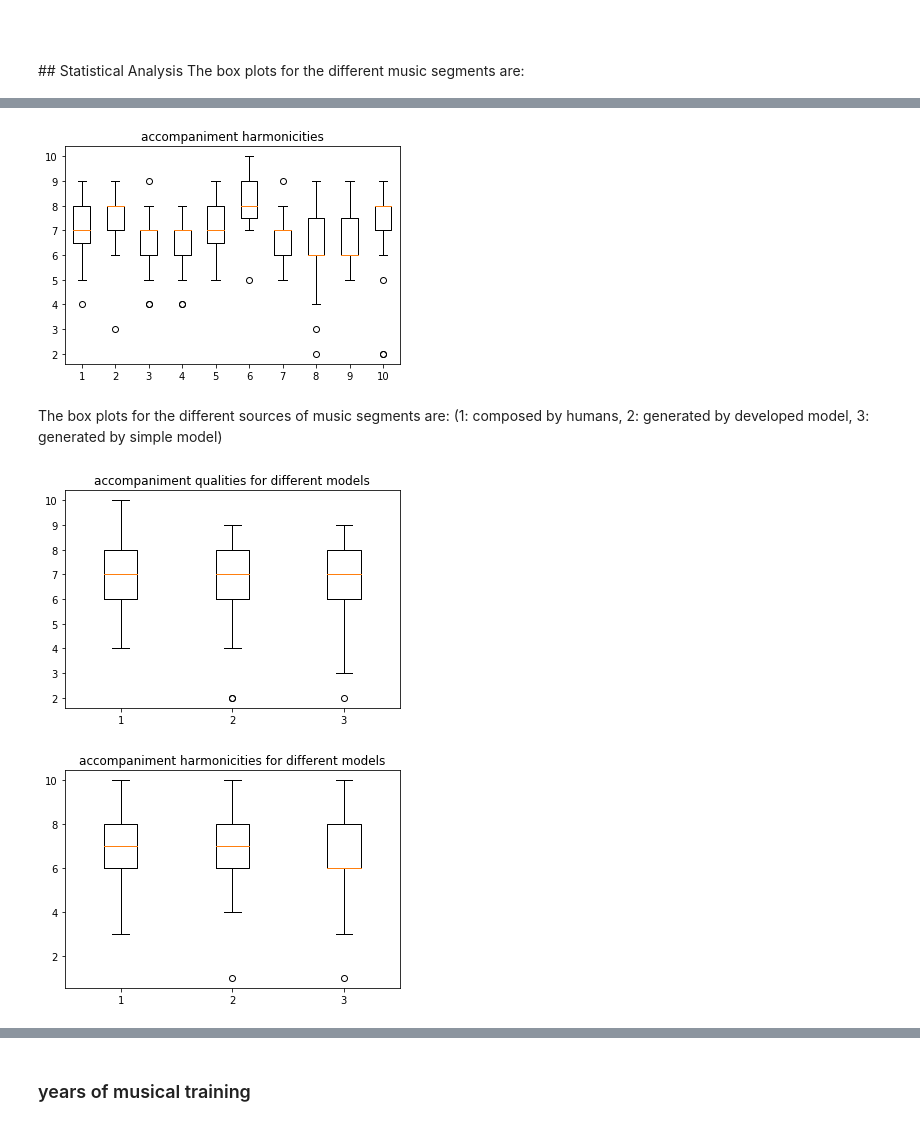
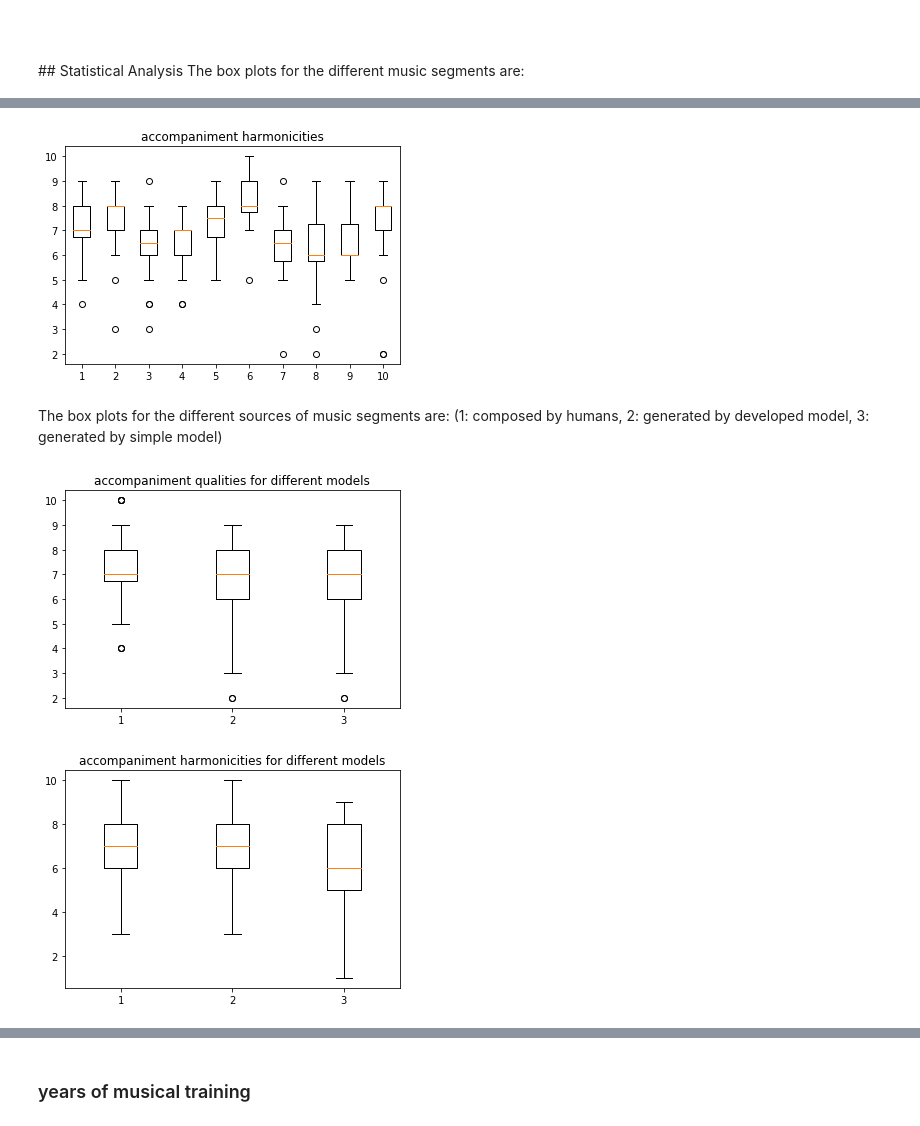
Before and after one commit to cheriell/user-study-on-automatic-music-accompaniment, a Jupyter notebook: user study analysis.ipynb, the cells around one changed output, grey strips where cells are left out. Saved outputs shown, nothing was run; the diff lists cells and outputs as text; code cells hidden in the pictures.

```diff
--- a/user study analysis.ipynb
+++ b/user study analysis.ipynb
@@ -40,20 +40,20 @@ The box plots for the different music segments are:
 import numpy as np
 import matplotlib.pyplot as plt
 SEGMENTS = 10
-PARTICIPANTS = 23
+PARTICIPANTS = 24
 
 qualities = np.zeros((SEGMENTS, PARTICIPANTS), dtype=int)
 
-qualities = [[8, 6, 5, 5, 8, 8, 9, 7, 7, 4, 5, 7, 7, 7, 8, 7, 8, 5, 7, 8, 7, 7, 7], # segment 1
-             [8, 8, 7, 7, 8, 8, 8, 3, 9, 6, 6, 7, 8, 8, 9, 9, 7, 6, 8, 8, 8, 7, 9], # 2
-             [6, 6, 6, 7, 7, 8, 6, 4, 8, 4, 6, 7, 5, 8, 9, 7, 7, 7, 6, 7, 6, 5, 8], # 3
-             [4, 6, 6, 7, 6, 4, 7, 5, 7, 6, 5, 7, 6, 7, 8, 7, 7, 7, 7, 7, 6, 5, 8], # 4
-             [6, 8, 6, 6, 7, 9, 8, 6, 9, 6, 5, 7, 8, 7, 8, 8, 9, 8, 8, 7, 7, 7, 9], # 5
-             [7, 9, 8, 8, 8,10, 8, 5, 7, 7, 7, 7, 8, 9,10, 9, 9, 8, 9,10, 8, 8, 9], # 6
-             [5, 7, 6, 6, 6, 6, 7, 5, 9, 5, 5, 7, 7, 8, 7, 7, 7, 5, 8, 7, 6, 6, 8], # 7
-             [6, 9, 6, 7, 6, 2, 6, 3, 9, 7, 4, 6, 8, 7, 8, 6, 7, 6, 9, 5, 5, 6, 8], # 8
-             [5, 6, 6, 5, 6, 6, 7, 5, 9, 6, 5, 6, 7, 8, 8, 7, 8, 6, 6, 6, 6, 8, 9], # 9
-             [8, 7, 7, 8, 7, 2, 5, 2, 9, 6, 6, 8, 9, 8, 8, 8, 7, 8, 8, 7, 8, 8, 9]] # 10
+qualities = [[8, 6, 5, 5, 8, 8, 9, 7, 7, 4, 5, 7, 7, 7, 8, 7, 8, 5, 7, 8, 7, 7, 7, 8], # segment 1
+             [8, 8, 7, 7, 8, 8, 8, 3, 9, 6, 6, 7, 8, 8, 9, 9, 7, 6, 8, 8, 8, 7, 9, 5], # 2
+             [6, 6, 6, 7, 7, 8, 6, 4, 8, 4, 6, 7, 5, 8, 9, 7, 7, 7, 6, 7, 6, 5, 8, 3], # 3
+             [4, 6, 6, 7, 6, 4, 7, 5, 7, 6, 5, 7, 6, 7, 8, 7, 7, 7, 7, 7, 6, 5, 8, 7], # 4
+             [6, 8, 6, 6, 7, 9, 8, 6, 9, 6, 5, 7, 8, 7, 8, 8, 9, 8, 8, 7, 7, 7, 9, 8], # 5
+             [7, 9, 8, 8, 8,10, 8, 5, 7, 7, 7, 7, 8, 9,10, 9, 9, 8, 9,10, 8, 8, 9,10], # 6
+             [5, 7, 6, 6, 6, 6, 7, 5, 9, 5, 5, 7, 7, 8, 7, 7, 7, 5, 8, 7, 6, 6, 8, 2], # 7
+             [6, 9, 6, 7, 6, 2, 6, 3, 9, 7, 4, 6, 8, 7, 8, 6, 7, 6, 9, 5, 5, 6, 8, 5], # 8
+             [5, 6, 6, 5, 6, 6, 7, 5, 9, 6, 5, 6, 7, 8, 8, 7, 8, 6, 6, 6, 6, 8, 9, 6], # 9
+             [8, 7, 7, 8, 7, 2, 5, 2, 9, 6, 6, 8, 9, 8, 8, 8, 7, 8, 8, 7, 8, 8, 9, 9]] # 10
 
 plt.figure()
 plt.boxplot(qualities)
@@ -65,24 +65,24 @@ plt.show()
 # %%
 harmonicities = np.zeros((SEGMENTS, PARTICIPANTS), dtype=int)
 
-harmonicities = [[4, 6, 6, 5, 8, 7, 8, 3, 7, 5, 5, 7, 6, 8, 8, 8, 8, 5, 7, 7, 7, 8, 7], # segment 1
-                 [9, 8, 6, 6, 7, 6, 7, 6, 9, 5, 6, 8, 8, 7,10, 8, 7, 6, 8, 8, 8, 7, 9], # 2
-                 [5, 7, 7, 4, 6, 7, 6, 5, 8, 4, 6, 6, 6, 8, 9, 7, 7, 7, 7, 7, 6, 6, 8], # 3
-                 [6, 5, 5, 5, 6, 5, 5, 5, 8, 4, 5, 7, 7, 7, 8, 7, 6, 5, 6, 7, 5, 6, 8], # 4
-                 [6, 7, 6, 4, 7, 8, 7, 5,10, 5, 5, 6, 7, 7, 8, 8, 7, 7, 7, 7, 7, 7, 9], # 5
-                 [8, 9, 8, 8, 8,10, 8, 5, 8, 8, 7, 9, 8, 9,10, 9, 6, 8, 9,10, 9, 9,10], # 6
-                 [4, 7, 7, 4, 5, 3, 8, 4, 9, 5, 5, 6, 6, 8, 7, 6, 6, 4, 8, 6, 6, 6, 7], # 7
-                 [4, 9, 5, 6, 6, 1, 7, 6, 9, 5, 4, 5, 9, 6, 8, 6, 5, 6, 9, 4, 6, 6, 7], # 8
-                 [5, 6, 6, 5, 6, 5, 9, 5, 9, 7, 5, 6, 8, 8, 8, 7, 7, 6, 7, 7, 6, 7, 9], # 9
-                 [8, 8, 6, 7, 7, 1, 8, 7,10, 7, 5, 8, 9, 8, 8, 8, 7, 8, 8, 8, 7, 8, 8]] # 10
+harmonicities = [[4, 6, 6, 5, 8, 7, 8, 3, 7, 5, 5, 7, 6, 8, 8, 8, 8, 5, 7, 7, 7, 8, 7, 8], # segment 1
+                 [9, 8, 6, 6, 7, 6, 7, 6, 9, 5, 6, 8, 8, 7, 8, 8, 7, 6, 8, 8, 8, 7, 9, 3], # 2
+                 [5, 7, 7, 4, 6, 7, 6, 5, 8, 4, 6, 6, 6, 8, 9, 7, 7, 7, 7, 7, 6, 6, 8, 3], # 3
+                 [6, 5, 5, 5, 6, 5, 5, 5, 8, 4, 5, 7, 7, 7, 8, 7, 6, 5, 6, 7, 5, 6, 8, 6], # 4
+                 [6, 7, 6, 4, 7, 8, 7, 5,10, 5, 5, 6, 7, 7, 8, 8, 7, 7, 7, 7, 7, 7, 9, 8], # 5
+                 [8, 9, 8, 8, 8,10, 8, 5, 8, 8, 7, 9, 8, 9,10, 9, 6, 8, 9,10, 9, 9,10,10], # 6
+                 [4, 7, 7, 4, 5, 3, 8, 4, 9, 5, 5, 6, 6, 8, 7, 6, 6, 4, 8, 6, 6, 6, 7, 3], # 7
+                 [4, 9, 5, 6, 6, 1, 7, 6, 9, 5, 4, 5, 9, 6, 8, 6, 5, 6, 9, 4, 6, 6, 7, 3], # 8
+                 [5, 6, 6, 5, 6, 5, 9, 5, 9, 7, 5, 6, 8, 8, 8, 7, 7, 6, 7, 7, 6, 7, 9, 8], # 9
+                 [8, 8, 6, 7, 7, 3, 8, 7,10, 7, 5, 8, 9, 8, 8, 8, 7, 8, 8, 8, 7, 8, 8, 8]] # 10
 
 plt.figure()
 plt.boxplot(qualities)
 plt.title('accompaniment harmonicities')
 plt.savefig('accompaniment harmonicities boxplot.svg', format='svg')
 plt.show()
 # %% [output]
-[figure, old version]
+[figure, new version]
 # %% [markdown]
 The box plots for the different sources of music segments are:
 (1: composed by humans, 2: generated by developed model, 3: generated by simple model)
@@ -98,7 +98,7 @@ plt.title('accompaniment qualities for different models')
 plt.savefig('accompaniment qualities for different models boxplot.svg', format='svg')
 plt.show()
 # %% [output]
-[figure, old version]
+[figure, new version]
 # %%
 harmonicities_1 = np.concatenate((harmonicities[0], harmonicities[3], harmonicities[5]), 0)
 harmonicities_2 = np.concatenate((harmonicities[2], harmonicities[4], harmonicities[8], harmonicities[9]), 0)
@@ -111,7 +111,7 @@ plt.title('accompaniment harmonicities for different models')
 plt.savefig('accompaniment harmonicities for different models boxplot.svg', format='svg')
 plt.show()
 # %% [output]
-[figure, old version]
+[figure, new version]
 # %%
 qualities_segments = [qualities[0], qualities[3], qualities[5], [], # human composed
                      qualities[2], qualities[4], qualities[8], qualities[9], [], # developed model
```
Also changed, not shown: parts of 7 cells of this notebook.
